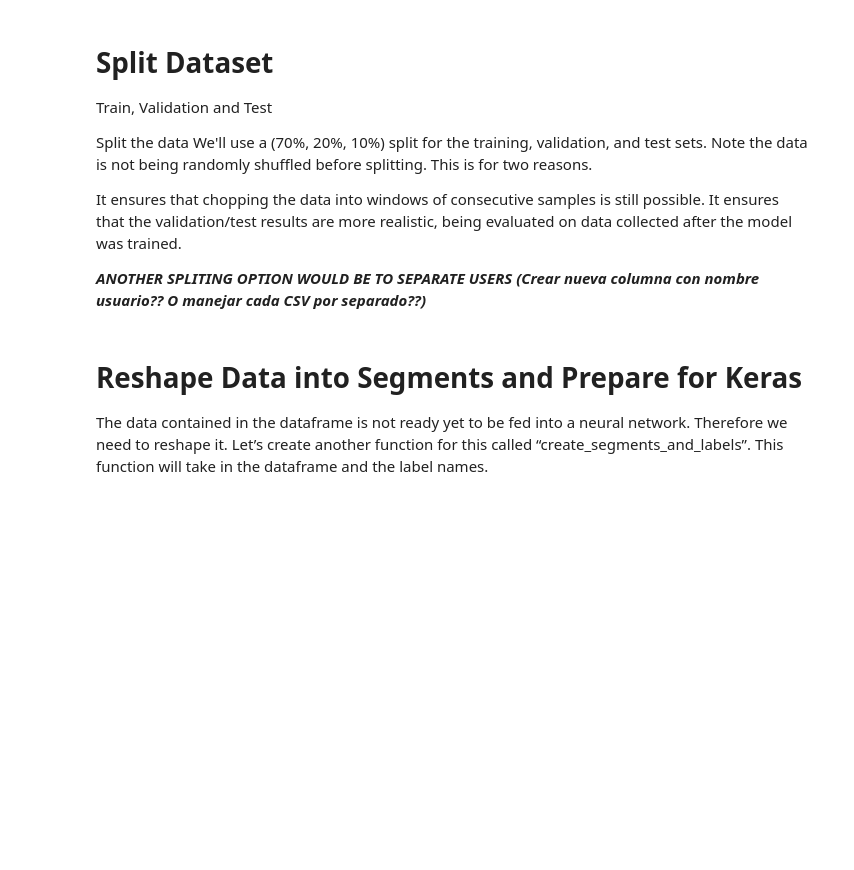
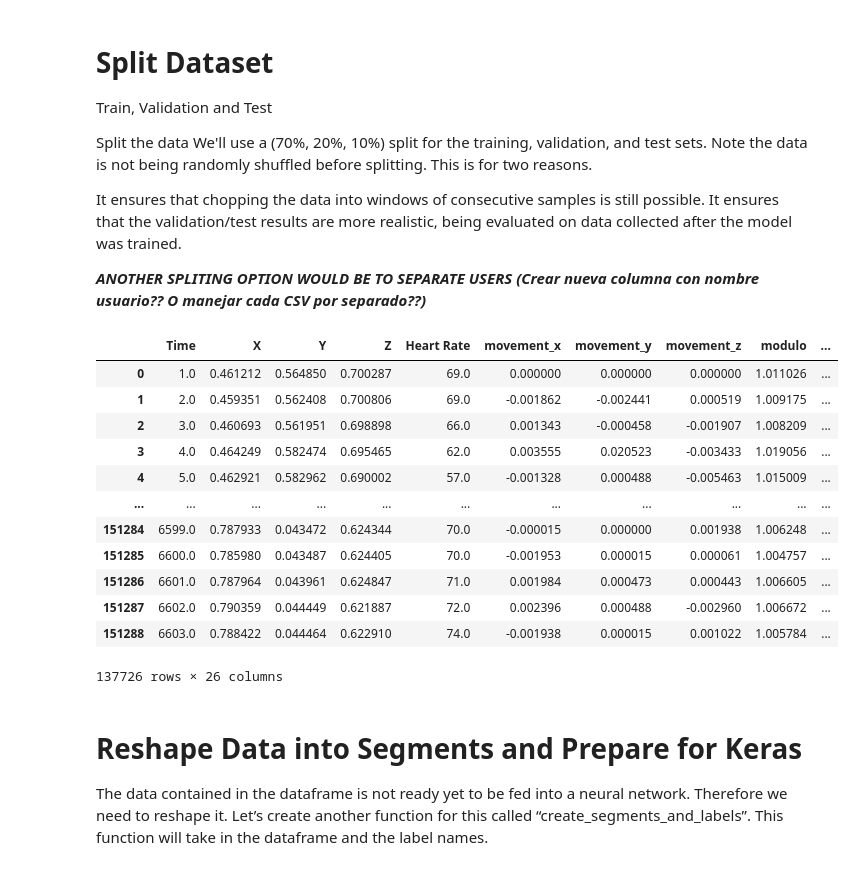
Before and after one commit to cargilgar/Smart-Alarm-using-tinyML, a Jupyter notebook: src/model_training/model_training_DNN.ipynb, the cells around one changed output. Saved outputs shown, nothing was run; the diff lists cells and outputs as text; code cells hidden in the pictures; blank space fills up the shorter version.

```diff
--- a/src/model_training/model_training_DNN.ipynb
+++ b/src/model_training/model_training_DNN.ipynb
@@ -270,5 +243,21 @@ test_df = df[int(total_rows*(PERCENTAGE_VALIDATION + PERCENTAGE_TRAIN)):]
 
 assert len(train_df) + len(val_df) + len(test_df) == total_rows, 'The split does not match'
+# %%
+df
+# %% [output]
+|  | Time | X | Y | Z | Heart Rate | movement_x | movement_y | movement_z | modulo | ... |
+| 0 | 1.0 | 0.461212 | 0.564850 | 0.700287 | 69.0 | 0.000000 | 0.000000 | 0.000000 | 1.011026 | ... |
+| 1 | 2.0 | 0.459351 | 0.562408 | 0.700806 | 69.0 | -0.001862 | -0.002441 | 0.000519 | 1.009175 | ... |
+| 2 | 3.0 | 0.460693 | 0.561951 | 0.698898 | 66.0 | 0.001343 | -0.000458 | -0.001907 | 1.008209 | ... |
+| 3 | 4.0 | 0.464249 | 0.582474 | 0.695465 | 62.0 | 0.003555 | 0.020523 | -0.003433 | 1.019056 | ... |
+| 4 | 5.0 | 0.462921 | 0.582962 | 0.690002 | 57.0 | -0.001328 | 0.000488 | -0.005463 | 1.015009 | ... |
+| ... | ... | ... | ... | ... | ... | ... | ... | ... | ... | ... |
+| 151284 | 6599.0 | 0.787933 | 0.043472 | 0.624344 | 70.0 | -0.000015 | 0.000000 | 0.001938 | 1.006248 | ... |
+| 151285 | 6600.0 | 0.785980 | 0.043487 | 0.624405 | 70.0 | -0.001953 | 0.000015 | 0.000061 | 1.004757 | ... |
+| 151286 | 6601.0 | 0.787964 | 0.043961 | 0.624847 | 71.0 | 0.001984 | 0.000473 | 0.000443 | 1.006605 | ... |
+| 151287 | 6602.0 | 0.790359 | 0.044449 | 0.621887 | 72.0 | 0.002396 | 0.000488 | -0.002960 | 1.006672 | ... |
+| 151288 | 6603.0 | 0.788422 | 0.044464 | 0.622910 | 74.0 | -0.001938 | 0.000015 | 0.001022 | 1.005784 | ... |
+137726 rows × 26 columns
 # %% [markdown]
 # Reshape Data into Segments and Prepare for Keras
 The data contained in the dataframe is not ready yet to be fed into a neural network. Therefore we need to reshape it. Let’s create another function for this called “create_segments_and_labels”. This function will take in the dataframe and the label names.
```
Also changed, not shown: parts of 20 cells of this notebook.
